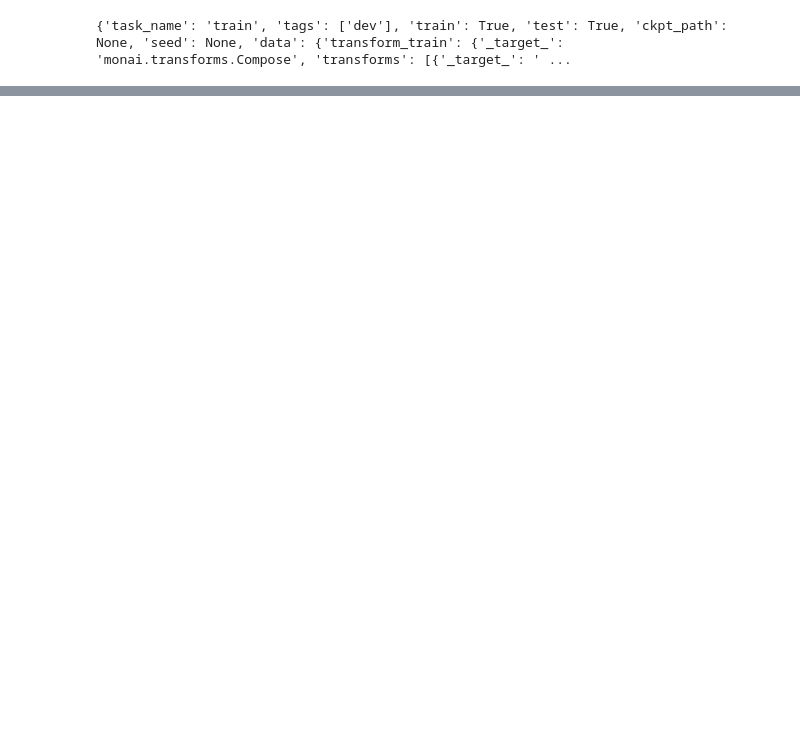
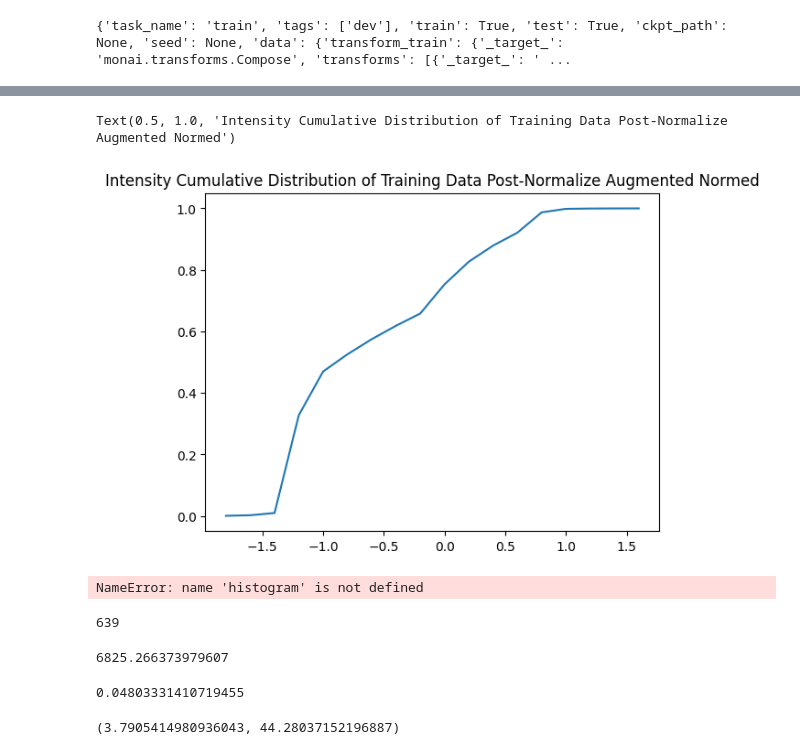
Before and after one commit to OwOIamNoob/spine-segmentation, a Jupyter notebook: notebooks/loss.ipynb, the cells around one changed output, grey strips where cells are left out. Saved outputs shown, nothing was run; the diff lists cells and outputs as text; code cells hidden in the pictures; blank space fills up the shorter version.

```diff
--- a/notebooks/loss.ipynb
+++ b/notebooks/loss.ipynb
@@ -134,0 +269,6 @@ dataloader = datamodule.train_dataloader()
+# %%
+values = np.arange(lower, upper, quantile)
+values.shape
+values
+cdf = histogram / np.sum(histogram)
+cum_cdf = np.cumsum(cdf)
@@ -134,0 +279,10 @@ dataloader = datamodule.train_dataloader()
+# %%
+plt.plot(values[cdf > 0.0001], cum_cdf[cdf > 0.0001])
+plt.title("Intensity Cumulative Distribution of Training Data Post-Normalize Augmented Normed")
+# %% [output]
+Text(0.5, 1.0, 'Intensity Cumulative Distribution of Training Data Post-Normalize Augmented Normed')
+[figure, added]
+# %%
+log_hist = np.log(histogram + 1)
+# %% [output]
+NameError: name 'histogram' is not defined
@@ -134,0 +291,12 @@ dataloader = datamodule.train_dataloader()
+# %%
+np.sum(log_hist == 0)
+# %% [output]
+639
+# %%
+np.sum(log_hist)
+# %% [output]
+6825.266373979607
+# %%
+mean
+# %% [output]
+0.04803331410719455
@@ -134,0 +305,4 @@ dataloader = datamodule.train_dataloader()
+# %%
+std, np.exp(std)
+# %% [output]
+(3.7905414980936043, 44.28037152196887)
```
Also changed, not shown: parts of 36 cells of this notebook, 27 other files.
